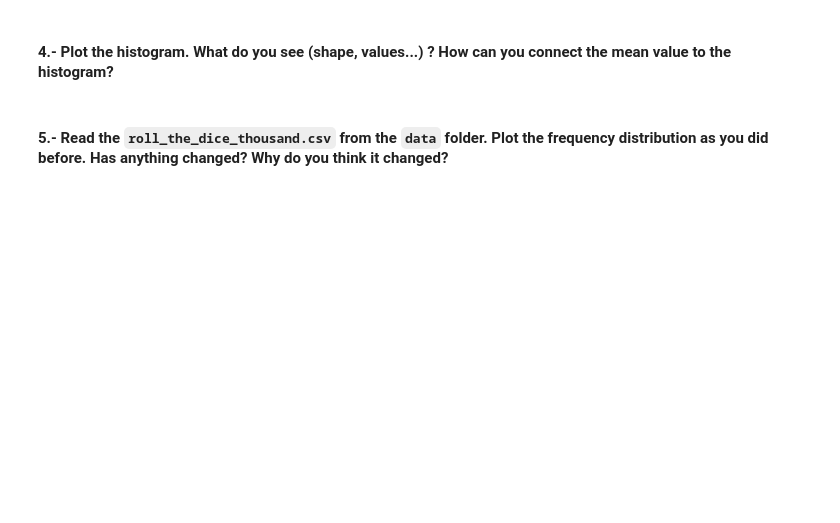
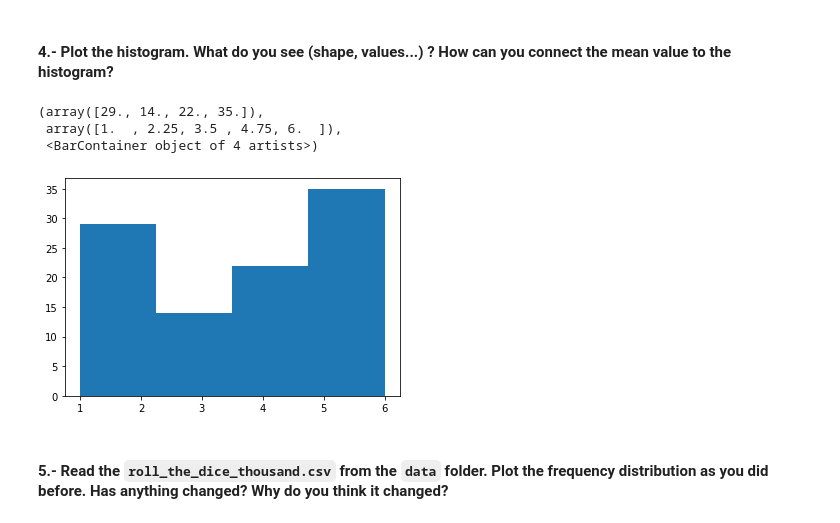
Before and after one commit to TitoGerva/dataptmad1121_labs, a Jupyter notebook: module-2/understanding-descriptive-stats/your-code/[understanding-descriptive-stats] Gervasio Feliciosi.ipynb, the cells around one changed output. Drawn from its saved outputs; the diff is of its cells as text; code cells hidden in the pictures; blank space fills up the shorter version.

```diff
--- a/module-2/understanding-descriptive-stats/your-code/[understanding-descriptive-stats] Gervasio Feliciosi.ipynb
+++ b/module-2/understanding-descriptive-stats/your-code/[understanding-descriptive-stats] Gervasio Feliciosi.ipynb
@@ -118,6 +117,12 @@ dice_df.describe()
 #### 4.- Plot the histogram. What do you see (shape, values...) ? How can you connect the mean value to the histogram?
 # %%
 # your code here
+plt.hist(dice_values, bins=4)
+# %% [output]
+(array([29., 14., 22., 35.]),
+ array([1.  , 2.25, 3.5 , 4.75, 6.  ]),
+ <BarContainer object of 4 artists>)
+[figure, added]
 # %%
 """
 your comments here
```
Also changed, not shown: parts of 37 cells of this notebook.
